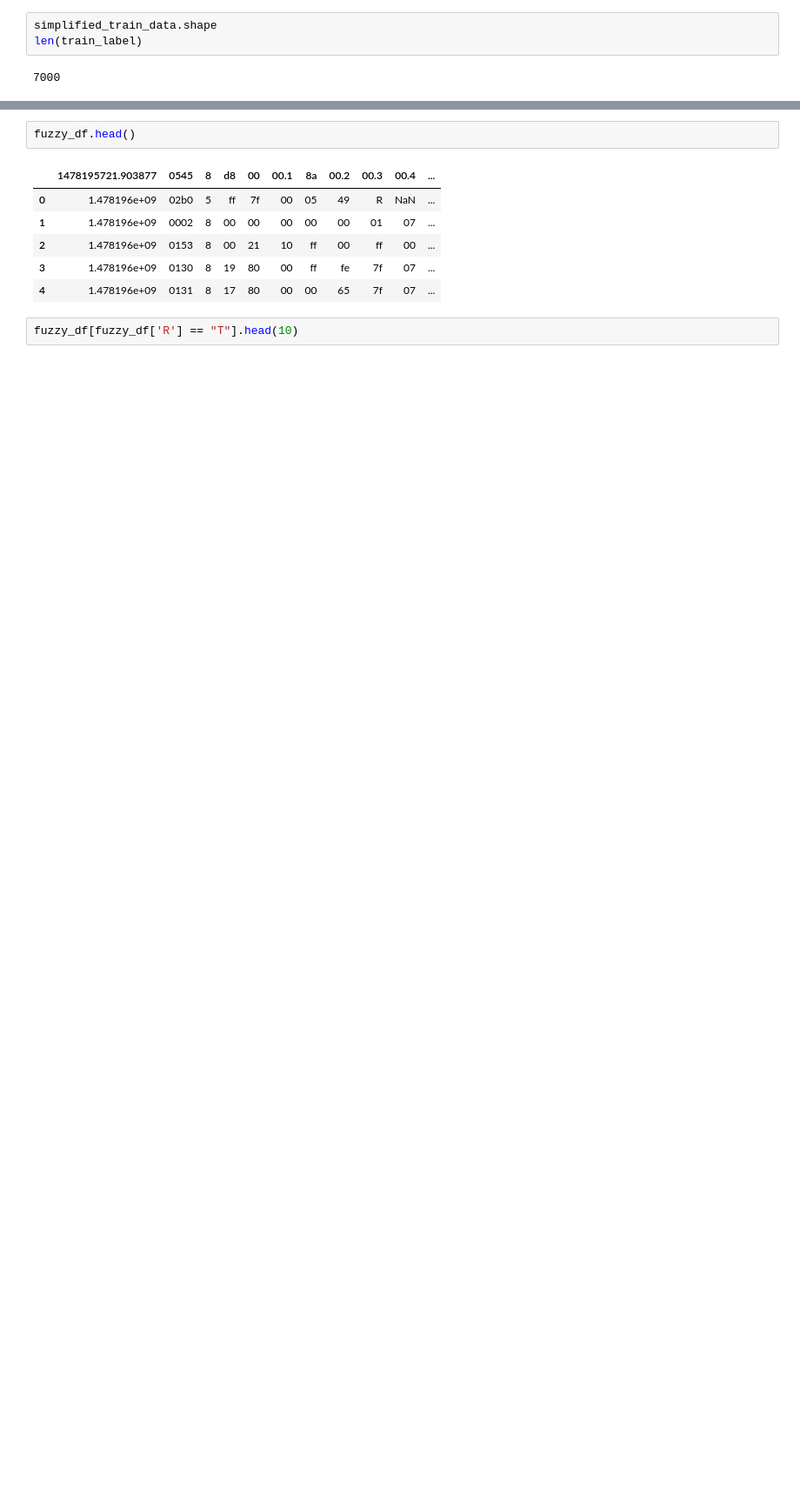
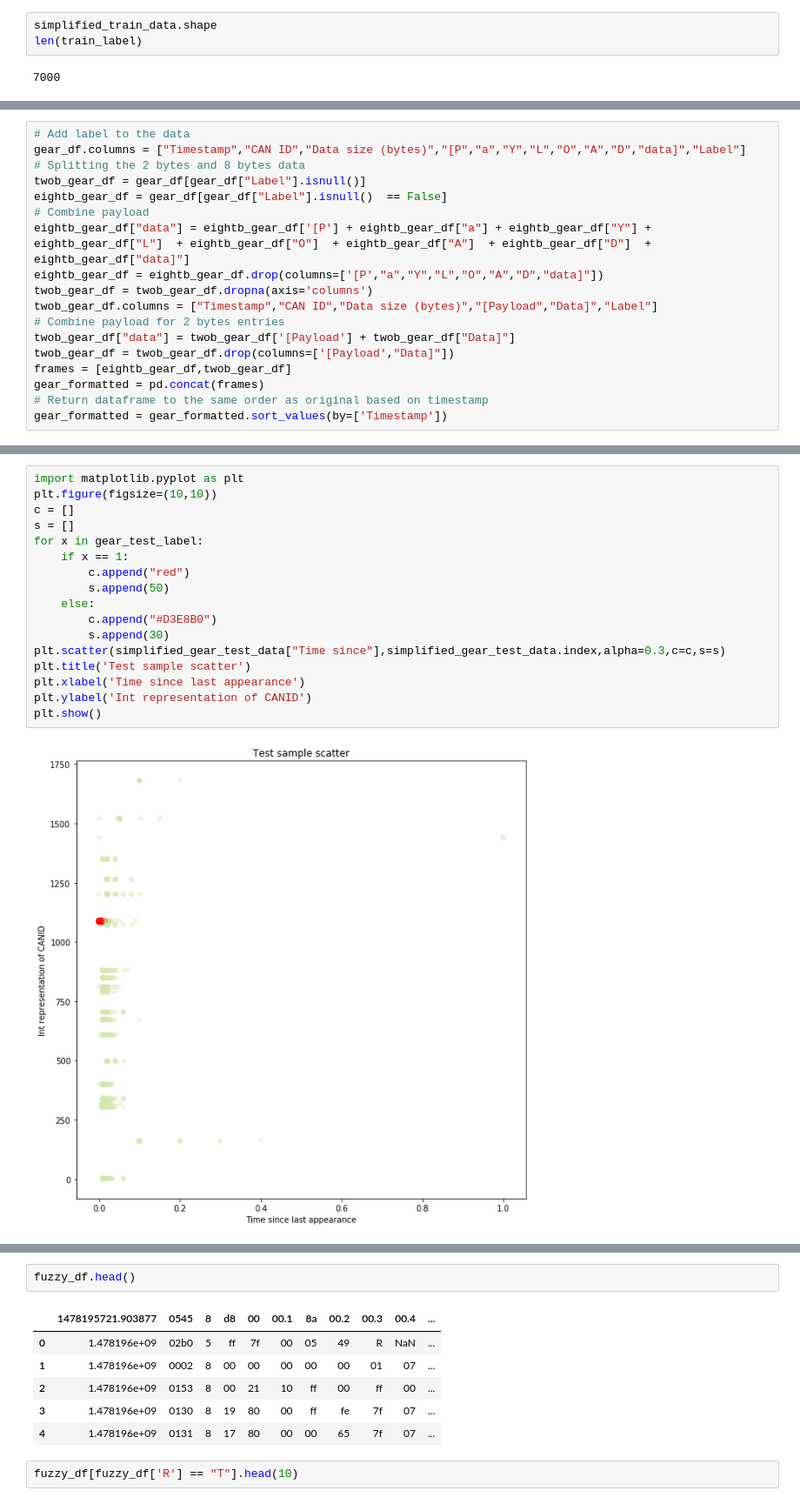
Before and after one commit to NaidaTania/ML-Test, a Jupyter notebook: Hacking dataset.ipynb, the cells around one changed output, grey strips where cells are left out. Shown: that part at 87% size. Cells and saved outputs as stored; diff of their text form; blank space fills up the shorter version.

```diff
--- a/Hacking dataset.ipynb
+++ b/Hacking dataset.ipynb
@@ -497,0 +511,18 @@ F1: 0.5347163468168451
+# %%
+# Add label to the data
+gear_df.columns = ["Timestamp","CAN ID","Data size (bytes)","[P","a","Y","L","O","A","D","data]","Label"]
+# Splitting the 2 bytes and 8 bytes data
+twob_gear_df = gear_df[gear_df["Label"].isnull()]
+eightb_gear_df = gear_df[gear_df["Label"].isnull()  == False]
+# Combine payload
+eightb_gear_df["data"] = eightb_gear_df['[P'] + eightb_gear_df["a"] + eightb_gear_df["Y"] + eightb_gear_df["L"]  + eightb_gear_df["O"]  + eightb_gear_df["A"]  + eightb_gear_df["D"]  + eightb_gear_df["data]"]
+eightb_gear_df = eightb_gear_df.drop(columns=['[P',"a","Y","L","O","A","D","data]"])
+twob_gear_df = twob_gear_df.dropna(axis='columns')
+twob_gear_df.columns = ["Timestamp","CAN ID","Data size (bytes)","[Payload","Data]","Label"]
+# Combine payload for 2 bytes entries
+twob_gear_df["data"] = twob_gear_df['[Payload'] + twob_gear_df["Data]"]
+twob_gear_df = twob_gear_df.drop(columns=['[Payload',"Data]"])
+frames = [eightb_gear_df,twob_gear_df]
+gear_formatted = pd.concat(frames)
+# Return dataframe to the same order as original based on timestamp
+gear_formatted = gear_formatted.sort_values(by=['Timestamp'])
@@ -497,0 +648,19 @@ F1: 0.5347163468168451
+# %%
+import matplotlib.pyplot as plt
+plt.figure(figsize=(10,10))
+c = []
+s = []
+for x in gear_test_label:
+    if x == 1:
+        c.append("red")
+        s.append(50)
+    else:
+        c.append("#D3E8B0")
+        s.append(30)
+plt.scatter(simplified_gear_test_data["Time since"],simplified_gear_test_data.index,alpha=0.3,c=c,s=s)
+plt.title('Test sample scatter')
+plt.xlabel('Time since last appearance')
+plt.ylabel('Int representation of CANID')
+plt.show()
+# %% [output]
+[figure, added]
```
Also changed, not shown: parts of 81 cells of this notebook.
